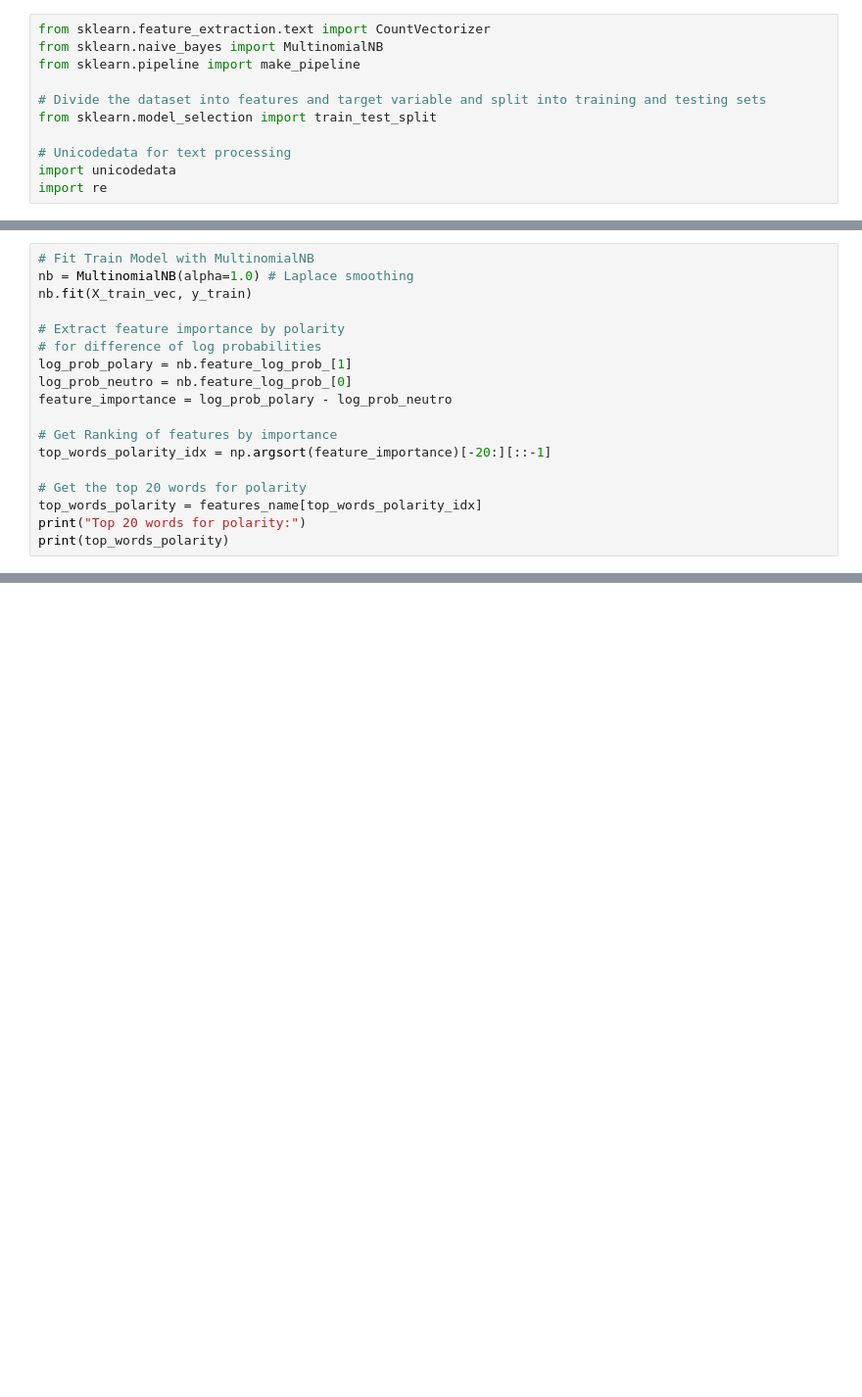
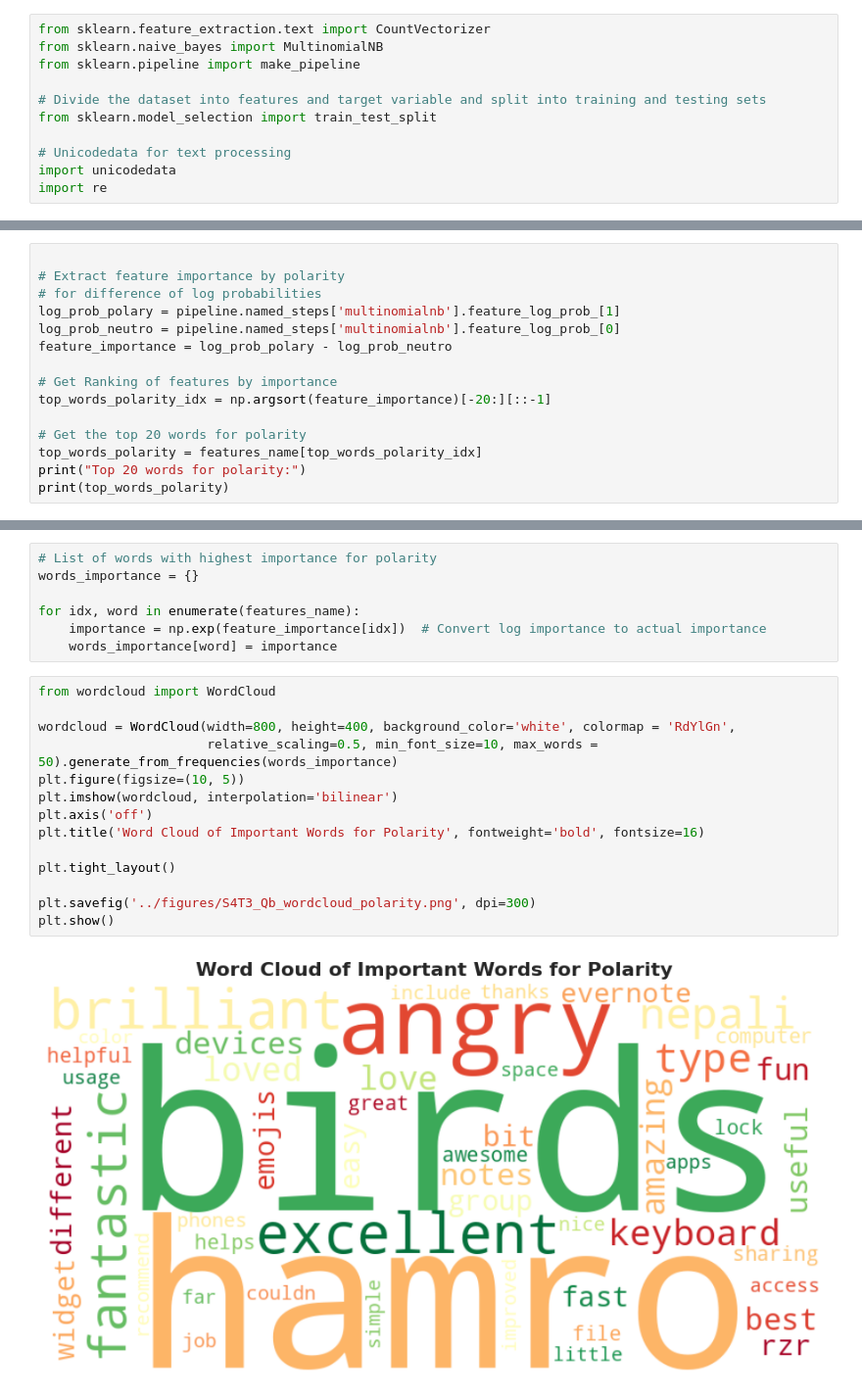
Before and after one commit to Chrissroman/md004_ha_dv, a Jupyter notebook: notebooks/S4T3_SentimentAnalysis_ChristianR_20260404.ipynb, the cells around one changed output, grey strips where cells are left out. Shown at 98% size. Saved outputs shown, nothing was run; the diff lists cells and outputs as text; blank space fills up the shorter version.

```diff
--- a/notebooks/S4T3_SentimentAnalysis_ChristianR_20260404.ipynb
+++ b/notebooks/S4T3_SentimentAnalysis_ChristianR_20260404.ipynb
@@ -186,14 +208,11 @@ print(f"Total Vocabulary: {len(features_name)}")
 # %% [output]
 Total Vocabulary: 500
 # %%
-# Fit Train Model with MultinomialNB
-nb = MultinomialNB(alpha=1.0) # Laplace smoothing
-nb.fit(X_train_vec, y_train)
 
 # Extract feature importance by polarity
 # for difference of log probabilities
-log_prob_polary = nb.feature_log_prob_[1]
-log_prob_neutro = nb.feature_log_prob_[0]
+log_prob_polary = pipeline.named_steps['multinomialnb'].feature_log_prob_[1]
+log_prob_neutro = pipeline.named_steps['multinomialnb'].feature_log_prob_[0]
 feature_importance = log_prob_polary - log_prob_neutro
 
 # Get Ranking of features by importance
@@ -210,0 +230,23 @@ Top 20 words for polarity:
+# %%
+# List of words with highest importance for polarity
+words_importance = {}
+
+for idx, word in enumerate(features_name):
+    importance = np.exp(feature_importance[idx])  # Convert log importance to actual importance
+    words_importance[word] = importance
+# %%
+from wordcloud import WordCloud
+
+wordcloud = WordCloud(width=800, height=400, background_color='white', colormap = 'RdYlGn',
+                      relative_scaling=0.5, min_font_size=10, max_words = 50).generate_from_frequencies(words_importance)
+plt.figure(figsize=(10, 5))
+plt.imshow(wordcloud, interpolation='bilinear')
+plt.axis('off')
+plt.title('Word Cloud of Important Words for Polarity', fontweight='bold', fontsize=16)
+
+plt.tight_layout()
+
+plt.savefig('../figures/S4T3_Qb_wordcloud_polarity.png', dpi=300)
+plt.show()
+# %% [output]
+[figure, added]
```
Also changed, not shown: parts of 22 cells of this notebook, 1 other file.
